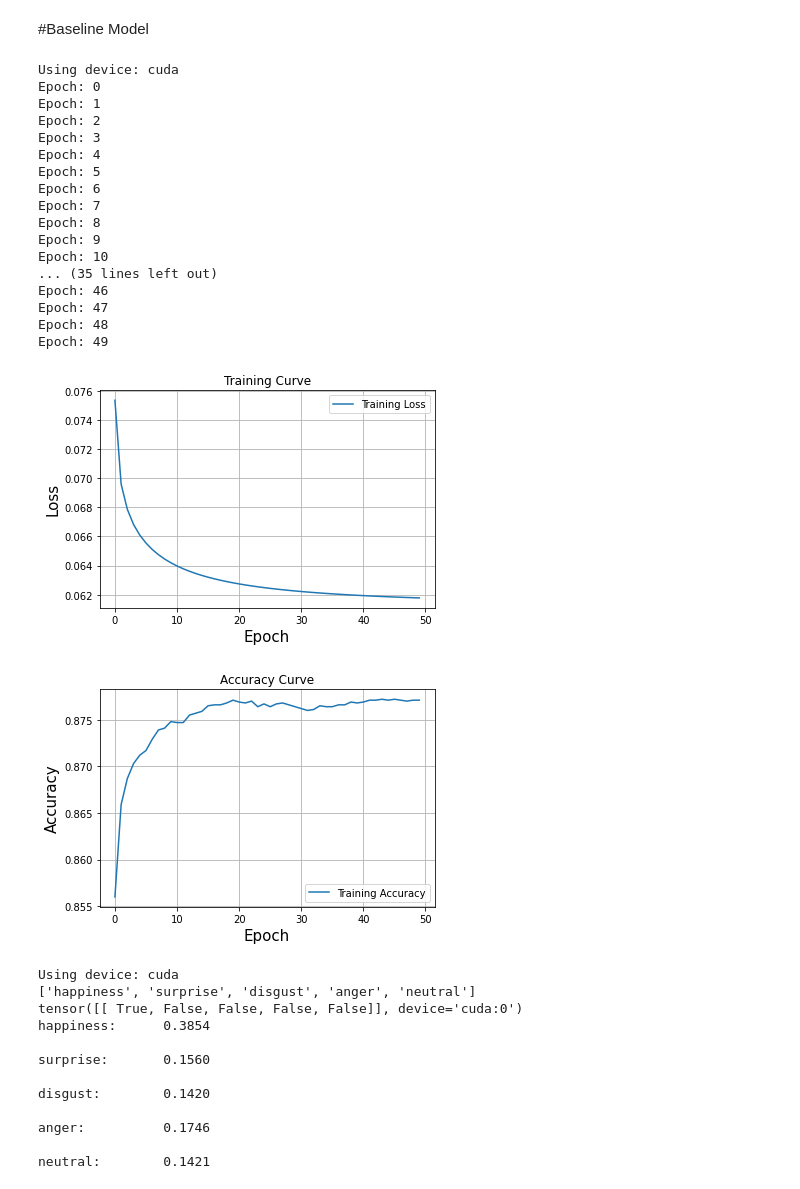
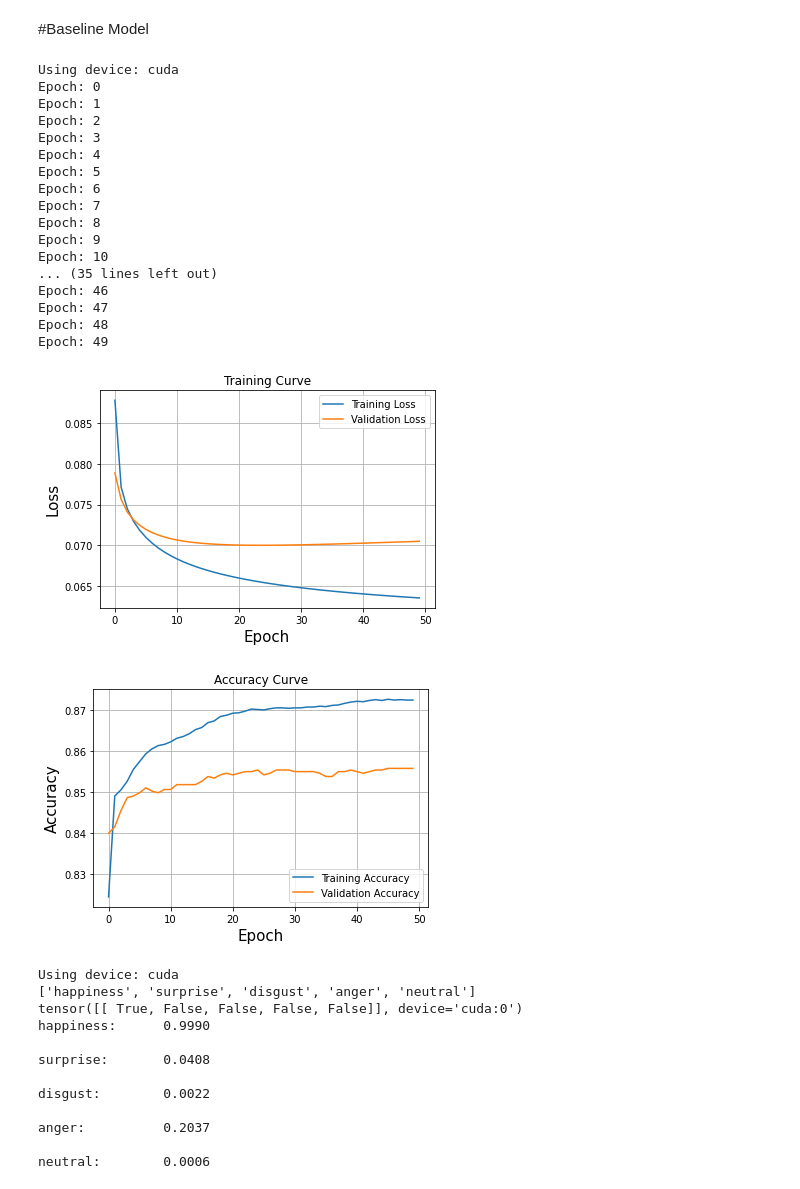
Before and after one commit to ece1786-2022/Sensify, a Jupyter notebook: baseline.ipynb, the cells around one changed output. Saved outputs shown, nothing was run; the diff lists cells and outputs as text; code cells hidden in the pictures.

```diff
--- a/baseline.ipynb
+++ b/baseline.ipynb
@@ -338,36 +338,36 @@ def main(args):
 # %%
 args = {
     "batch_size" : 5,
-    "learning_rate": 0.01,
+    "learning_rate": 0.002,
     "num_of_epochs": 50,
     "train_text": x_train,
     "train_label":  y_train,
     "val_text": x_val,
     "val_label":  y_val,
     "num_of_labels": 5,
-    "run_validation": False,
+    "run_validation": True,
     }
 model = main(args = args)
 # %% [output]
 Using device: cuda
 Epoch: 0
 Epoch: 1
 Epoch: 2
 Epoch: 3
 Epoch: 4
 Epoch: 5
 Epoch: 6
 Epoch: 7
 Epoch: 8
 Epoch: 9
 Epoch: 10
 ... (35 lines left out)
 Epoch: 46
 Epoch: 47
 Epoch: 48
 Epoch: 49
-[figure, old version]
+[figure, new version]
-[figure, old version]
+[figure, new version]
 # %%
 def evaluate(text, vocab):
 
@@ -391,12 +391,12 @@ evaluate("I am Happy", glove)
 Using device: cuda
 ['happiness', 'surprise', 'disgust', 'anger', 'neutral']
 tensor([[ True, False, False, False, False]], device='cuda:0')
-happiness:      0.3854
+happiness:      0.9990
 
-surprise:       0.1560
+surprise:       0.0408
 
-disgust:        0.1420
+disgust:        0.0022
 
-anger:          0.1746
+anger:          0.2037
 
-neutral:        0.1421
+neutral:        0.0006
```
